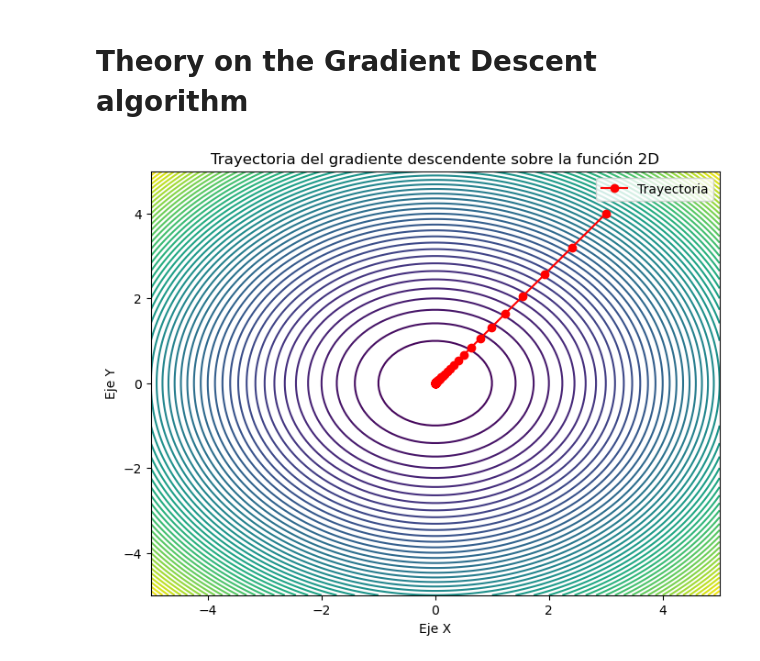
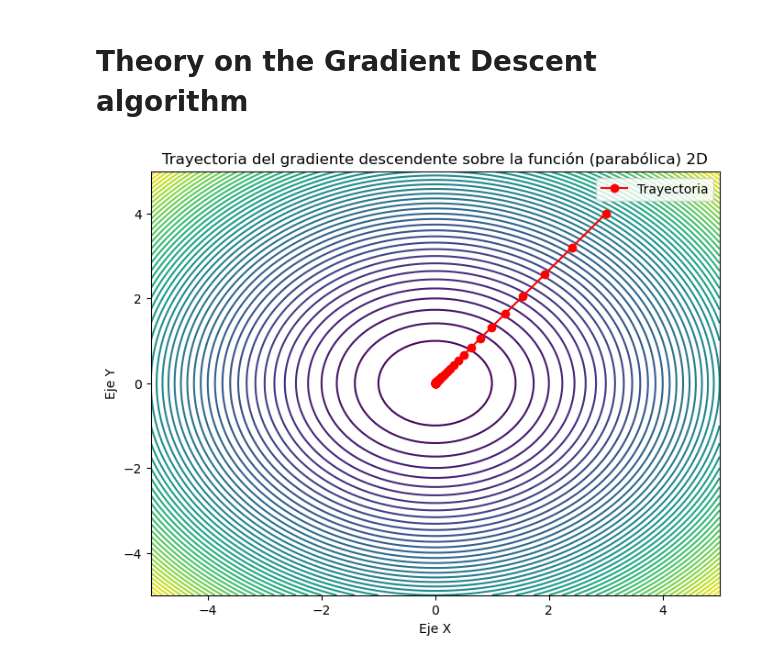
Before and after one commit to izmaelf/Gradiente_Desc, a Jupyter notebook: Gradiente_Desc.ipynb, the cells around one changed output. Drawn from its saved outputs; the diff is of its cells as text; code cells hidden in the pictures.

```diff
--- a/Gradiente_Desc.ipynb
+++ b/Gradiente_Desc.ipynb
@@ -44,25 +53,25 @@ num_iterations = 50  # Número de iteraciones
 positions = gradient_descent(starting_point, learning_rate, num_iterations)
 # %%
-# Crear la gráfica 2D con contornos
+# Se crea la gráfica 2D con contornos para mejor visualización.
 x_vals = np.linspace(-5, 5, 100)
 y_vals = np.linspace(-5, 5, 100)
 X, Y = np.meshgrid(x_vals, y_vals)
 Z = func(X, Y)
 
-# Crear la figura de contorno
+# Creamos la figura de contorno.
 plt.figure(figsize=(8, 6))
 plt.contour(X, Y, Z, levels=50, cmap='viridis')
 
-# Graficar la trayectoria del descenso de gradiente
+# creamos la trayectoria del descenso de gradiente.
 plt.plot(positions[:, 0], positions[:, 1], color='r', marker='o', label='Trayectoria')
 
 # Etiquetas y título
-plt.title('Trayectoria del gradiente descendente sobre la función 2D')
+plt.title('Trayectoria del gradiente descendente sobre la función (parabólica) 2D')
 plt.xlabel('Eje X')
 plt.ylabel('Eje Y')
 plt.legend()
 
-# Mostrar la gráfica
+# Mostramos la gráfica
 plt.show()
 # %% [output]
-[figure, old version]
+[figure, new version]
```
Also changed, not shown: parts of 6 cells of this notebook.
